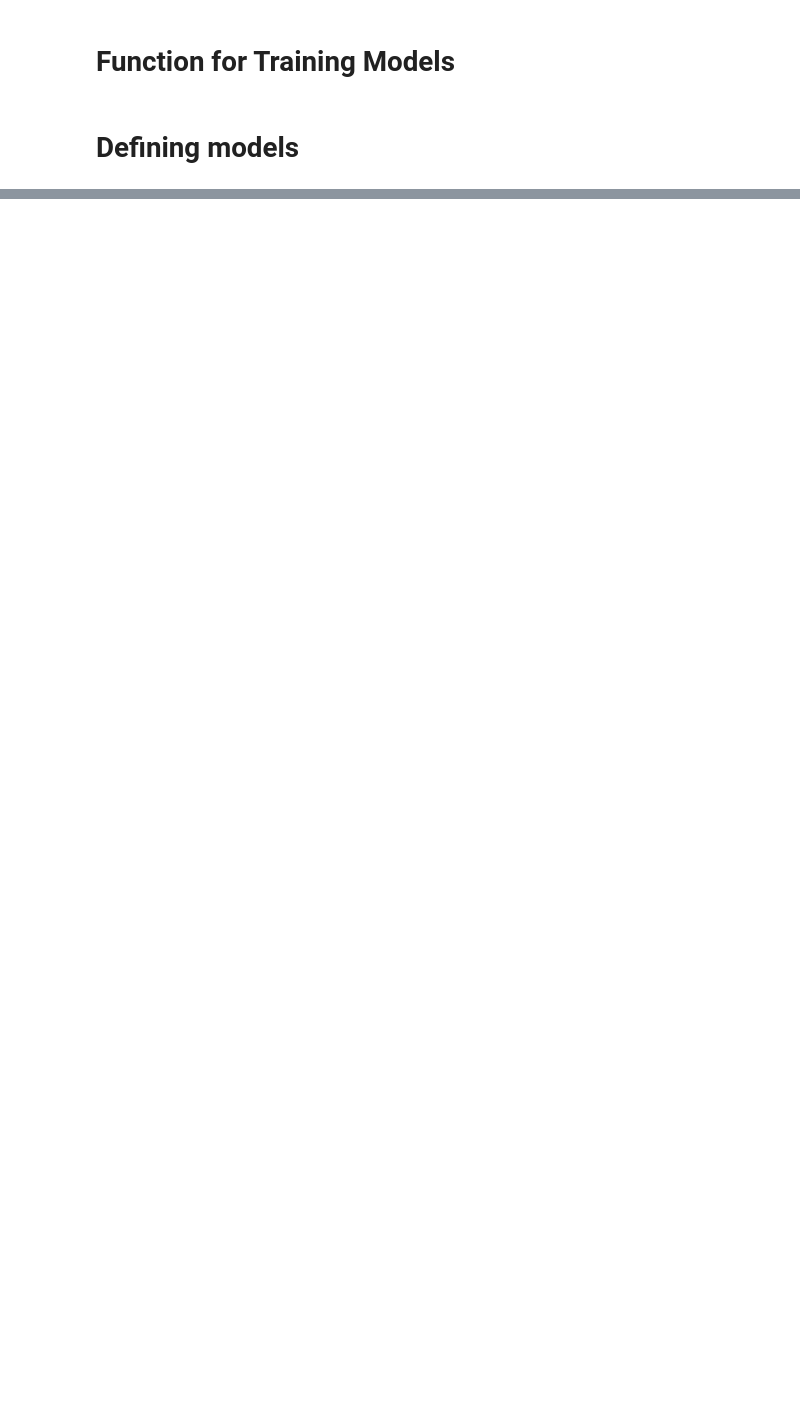
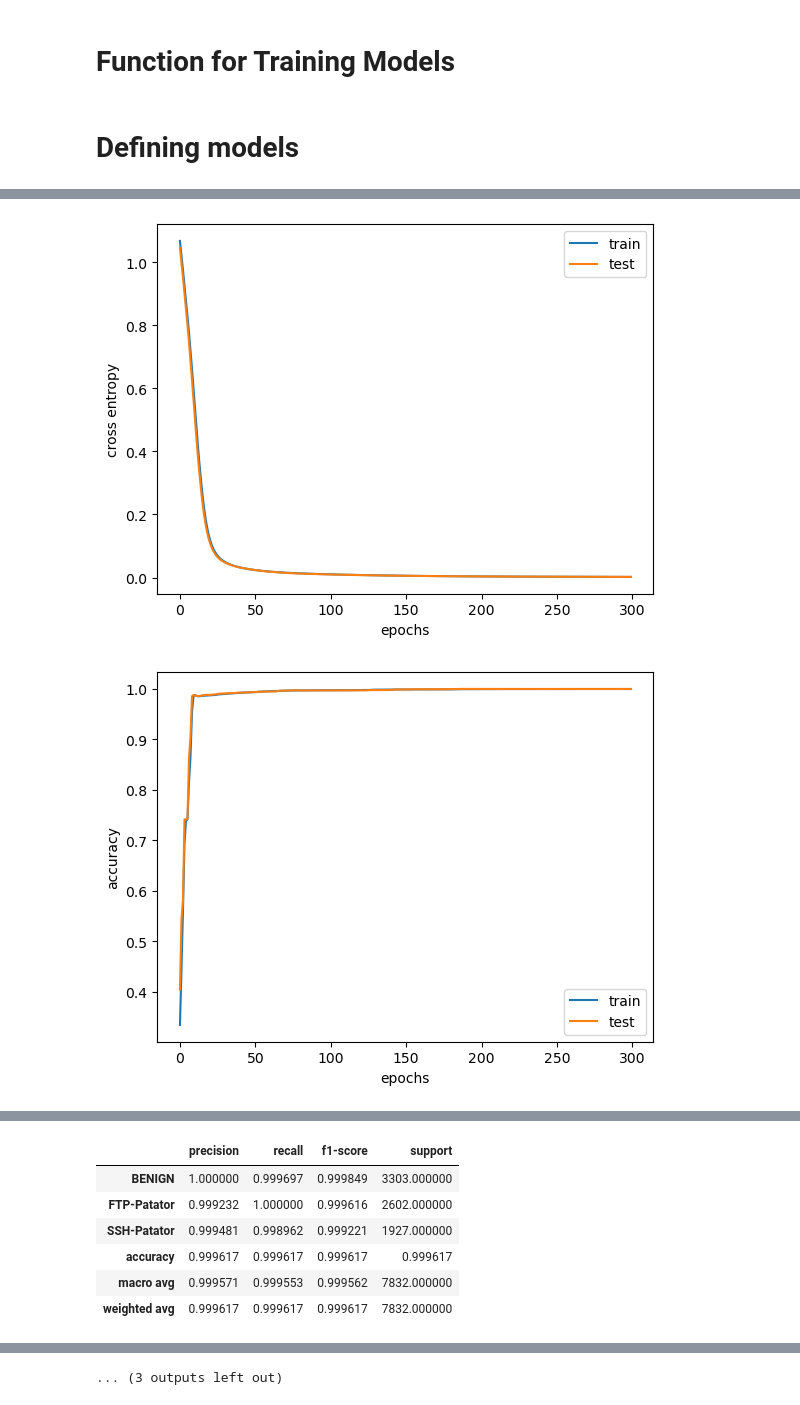
Before and after one commit to 9501sam/IDS-for-CICIDS2017, a Jupyter notebook: main.ipynb, the cells around one changed output, grey strips where cells are left out. Saved outputs shown, nothing was run; the diff lists cells and outputs as text; code cells hidden in the pictures; blank space fills up the shorter version.

```diff
--- a/main.ipynb
+++ b/main.ipynb
@@ -312,21 +334,7 @@ def training_model(model,
 # %%
 # Mon = get_train_and_test([df_Mon])
 Tue = get_train_and_test([df_Tue])
-Wen = get_train_and_test([df_Wed])
-Thu = get_train_and_test([df_Thu1, df_Thu2])
+Wed = get_train_and_test([df_Wed])
+Thu = get_train_and_test([df_Thu])
 # %% [markdown]
 # Defining models
-# %%
-class ANN(nn.Module):
-    def __init__(self, num_outputs):
-        super().__init__()
-        self.hidden1 = nn.Linear(83, 50)
-        self.hidden2 = nn.Linear(50, 50)
-        self.output = nn.Linear(50, num_outputs)
-
-    def forward(self, x):
-        x = F.relu(self.hidden1(x))
-        x = F.relu(self.hidden2(x))
-        x = self.output(x)
-        return x
-ann_Tue = ANN(num_outputs=len(Tue.categories_as_list)).to(DEVICE)
@@ -349,0 +401,5 @@ Epoch 1 validation: Cross-entropy=0.00, Accuracy=99.9%
+# %%
+training_model(model=ann_Tue, train_test=Tue)
+training_model(model=ann_Wed, train_test=Wed)
+training_model(model=ann_Thu, train_test=Thu)
+# %% [output]
@@ -349,0 +423,2 @@ Epoch 1 validation: Cross-entropy=0.00, Accuracy=99.9%
+[figure, added]
+[figure, added]
@@ -349,0 +426,7 @@ Epoch 1 validation: Cross-entropy=0.00, Accuracy=99.9%
+|  | precision | recall | f1-score | support |
+| BENIGN | 1.000000 | 0.999697 | 0.999849 | 3303.000000 |
+| FTP-Patator | 0.999232 | 1.000000 | 0.999616 | 2602.000000 |
+| SSH-Patator | 0.999481 | 0.998962 | 0.999221 | 1927.000000 |
+| accuracy | 0.999617 | 0.999617 | 0.999617 | 0.999617 |
+| macro avg | 0.999571 | 0.999553 | 0.999562 | 7832.000000 |
+| weighted avg | 0.999617 | 0.999617 | 0.999617 | 7832.000000 |
@@ -349,0 +481 @@ Epoch 1 validation: Cross-entropy=0.00, Accuracy=99.9%
+... (3 outputs left out)
```
Also changed, not shown: parts of 11 cells of this notebook.
